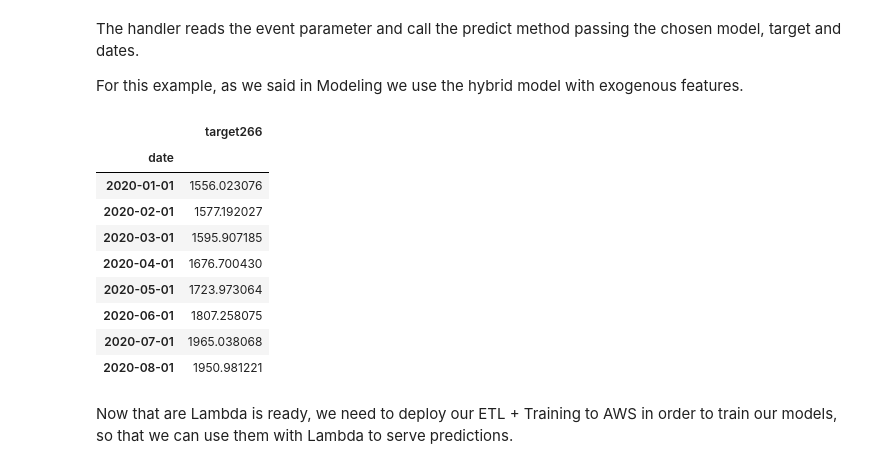
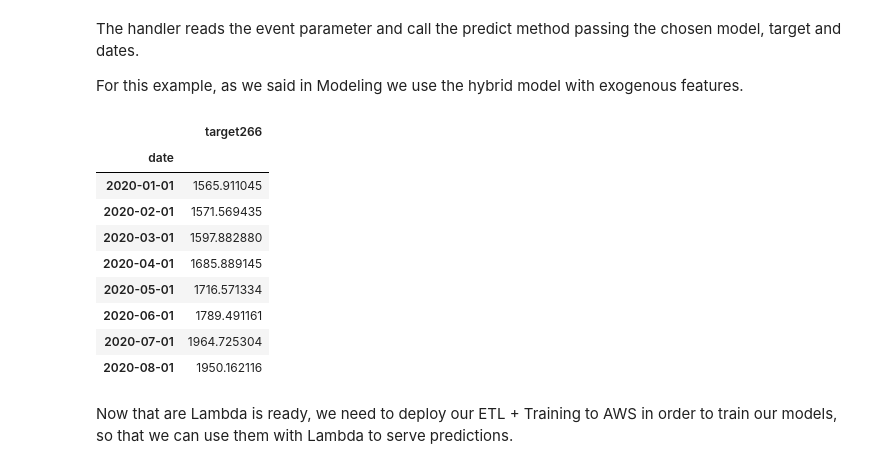
Before and after one commit to MandM-DataScience/portfolio-optimization, a Jupyter notebook: notebooks/deployment.ipynb, the cells around one changed output. Drawn from its saved outputs; the diff is of its cells as text; code cells hidden in the pictures.

```diff
--- a/notebooks/deployment.ipynb
+++ b/notebooks/deployment.ipynb
@@ -178,13 +183,18 @@ For this example, as we said in Modeling we use the hybrid model with exogenous
 # This predict method takes the input parameters,
 # load the trained model stored on S3 and then predict values on specified dates.
 
-from ds_portfolio_optimization.db import get_df_from_table
+from portfolio_optimization.db import get_df_from_table
 import pandas as pd
 from sklearn.preprocessing import StandardScaler
 from sklearn.decomposition import PCA
 from statsmodels.tsa.deterministic import DeterministicProcess
 import pickle
-from ds_portfolio_optimization.data_lake.s3_sandbox import get_object_from_s3, BUCKET_ID
+from portfolio_optimization.data_lake.s3_sandbox import get_object_from_s3
+
+from configparser import ConfigParser
+parser = ConfigParser()
+_ = parser.read("credentials.cfg")
+BUCKET_ID = parser.get("s3", "BUCKET_ID")
 
 def standardize_features(df):
     scaled_features = StandardScaler().fit_transform(df.values)
@@ -228,7 +238,6 @@ def predict(model_name, target, start_date, end_date):
     df = df.sort_values(by="date").set_index("date").apply(pd.to_numeric).asfreq('MS')
     feature_columns = [col for col in df.columns if 'feature' in col]
 
-    # In this example we are going to show how we call the trained linear model
     if model_name == 'HYBRID':
 
         y = df[[target]].dropna()
@@ -240,42 +249,42 @@ def predict(model_name, target, start_date, end_date):
             index=y.index,
             constant=True,
             order=2,
             drop=True,
-            seasonal=True,
+            seasonal=False,
         )
         X_dp = dp.in_sample()
 
         lags = 1
 
         X_lags = make_lags(y, lags=lags)
         X_lags = pd.concat([X_lags, make_lags(X, lags=lags)], axis=1)
         X_lags = X_lags.fillna(0.0)
 
         X_dp = X_dp[(X_dp.index >= start_date) & (X_dp.index <= end_date)]
         X_lags = X_lags[(X_lags.index >= start_date) & (X_lags.index <= end_date)]
 
         model_trend_season = pickle.loads(get_object_from_s3(f"hybrid_trend_estimator-{target}", BUCKET_ID))
 
         y_hat = pd.DataFrame(model_trend_season.predict(X_dp), index=X_dp.index, columns=[target])
 
         model_cycle = pickle.loads(get_object_from_s3(f"hybrid_cycle_estimator-{target}", BUCKET_ID))
 
         y_hat += pd.DataFrame(model_cycle.predict(X_lags), index=X_lags.index, columns=[target])
 
         return y_hat
 
 predict("HYBRID", "target266", "2020-01-01", "2020-08-01")
 # %% [output]
 |  | target266 |
 | date |  |
-| 2020-01-01 | 1556.023076 |
-| 2020-02-01 | 1577.192027 |
-| 2020-03-01 | 1595.907185 |
-| 2020-04-01 | 1676.700430 |
-| 2020-05-01 | 1723.973064 |
-| 2020-06-01 | 1807.258075 |
-| 2020-07-01 | 1965.038068 |
-| 2020-08-01 | 1950.981221 |
+| 2020-01-01 | 1565.911045 |
+| 2020-02-01 | 1571.569435 |
+| 2020-03-01 | 1597.882880 |
+| 2020-04-01 | 1685.889145 |
+| 2020-05-01 | 1716.571334 |
+| 2020-06-01 | 1789.491161 |
+| 2020-07-01 | 1964.725304 |
+| 2020-08-01 | 1950.162116 |
 # %% [markdown]
 Now that are Lambda is ready, we need to deploy our ETL + Training to AWS in order to train our models, so that we can use them with Lambda to serve predictions.
 # %% [markdown]
```
Also changed, not shown: parts of 4 cells of this notebook, 3 other files.
